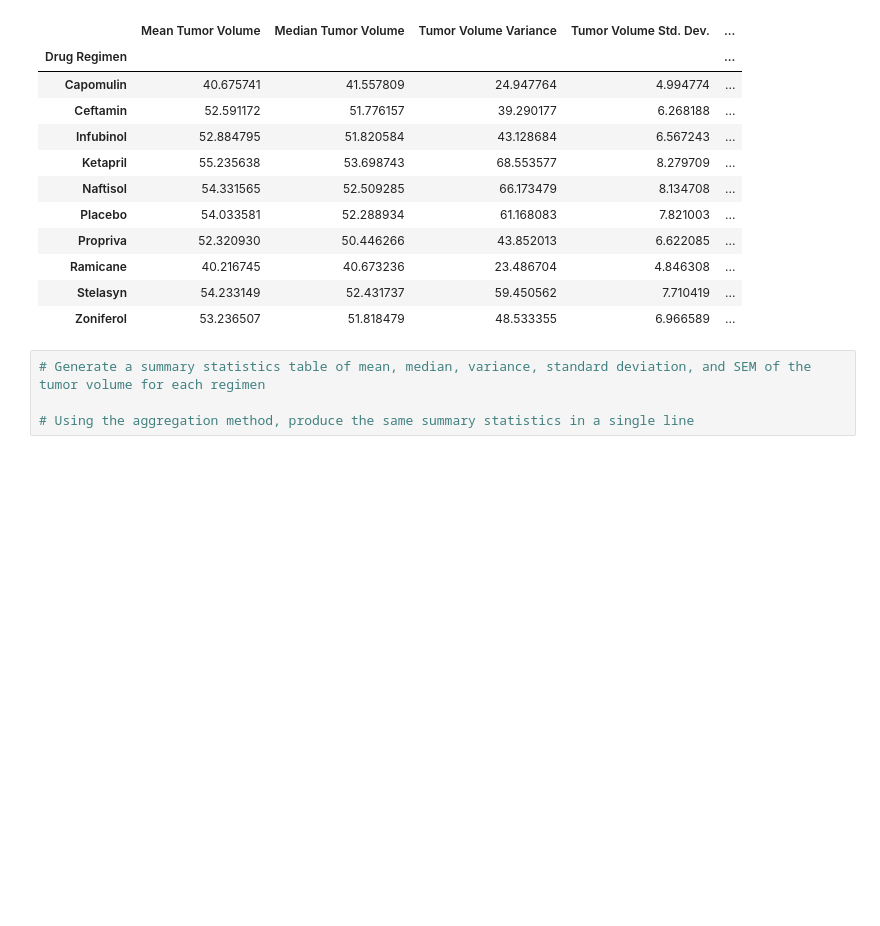
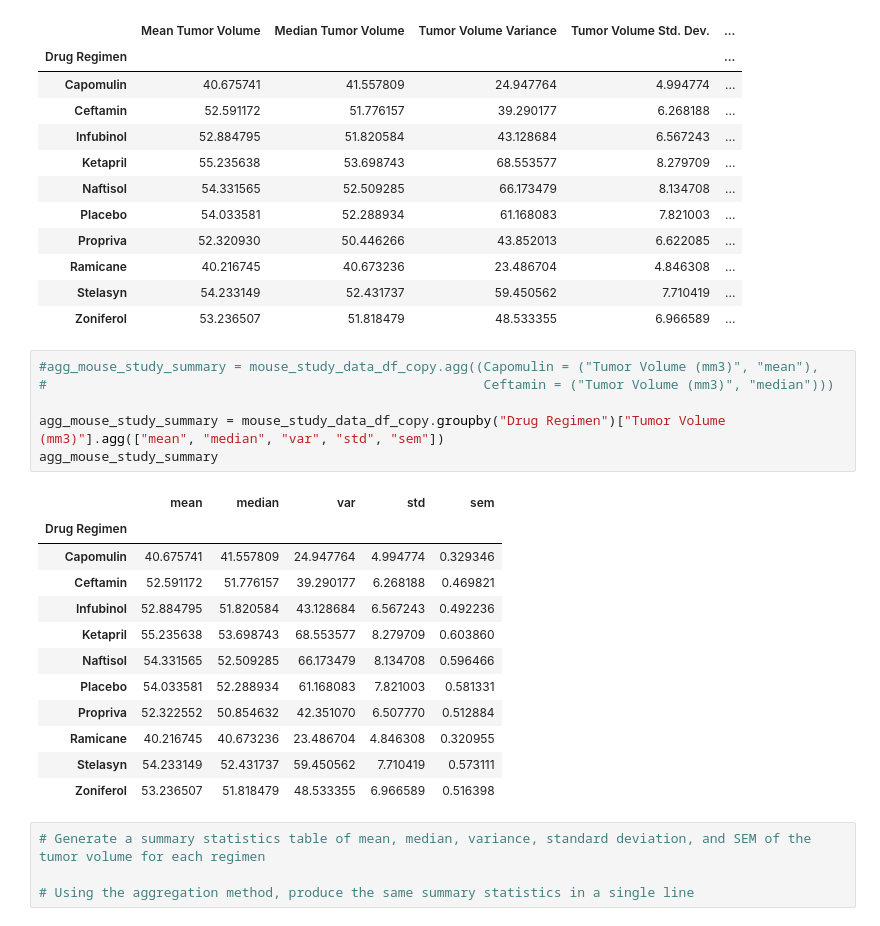
Before and after one commit to 33north/05__Matplotlib__matplotlib-challenge, a Jupyter notebook: pymaceuticals_starter.ipynb, the cells around one changed output. Drawn from its saved outputs; the diff is of its cells as text; blank space fills up the shorter version.

```diff
--- a/pymaceuticals_starter.ipynb
+++ b/pymaceuticals_starter.ipynb
@@ -87,6 +198,25 @@ array(['g989'], dtype=object)
 | Ramicane | 40.216745 | 40.673236 | 23.486704 | 4.846308 | ... |
 | Stelasyn | 54.233149 | 52.431737 | 59.450562 | 7.710419 | ... |
 | Zoniferol | 53.236507 | 51.818479 | 48.533355 | 6.966589 | ... |
+# %%
+#agg_mouse_study_summary = mouse_study_data_df_copy.agg((Capomulin = ("Tumor Volume (mm3)", "mean"),
+#                                                        Ceftamin = ("Tumor Volume (mm3)", "median")))
+
+agg_mouse_study_summary = mouse_study_data_df_copy.groupby("Drug Regimen")["Tumor Volume (mm3)"].agg(["mean", "median", "var", "std", "sem"])
+agg_mouse_study_summary
+# %% [output]
+|  | mean | median | var | std | sem |
+| Drug Regimen |  |  |  |  |  |
+| Capomulin | 40.675741 | 41.557809 | 24.947764 | 4.994774 | 0.329346 |
+| Ceftamin | 52.591172 | 51.776157 | 39.290177 | 6.268188 | 0.469821 |
+| Infubinol | 52.884795 | 51.820584 | 43.128684 | 6.567243 | 0.492236 |
+| Ketapril | 55.235638 | 53.698743 | 68.553577 | 8.279709 | 0.603860 |
+| Naftisol | 54.331565 | 52.509285 | 66.173479 | 8.134708 | 0.596466 |
+| Placebo | 54.033581 | 52.288934 | 61.168083 | 7.821003 | 0.581331 |
+| Propriva | 52.322552 | 50.854632 | 42.351070 | 6.507770 | 0.512884 |
+| Ramicane | 40.216745 | 40.673236 | 23.486704 | 4.846308 | 0.320955 |
+| Stelasyn | 54.233149 | 52.431737 | 59.450562 | 7.710419 | 0.573111 |
+| Zoniferol | 53.236507 | 51.818479 | 48.533355 | 6.966589 | 0.516398 |
 # %%
 # Generate a summary statistics table of mean, median, variance, standard deviation, and SEM of the tumor volume for each regimen
 
```
Also changed, not shown: parts of 11 cells of this notebook, 1 other file.
